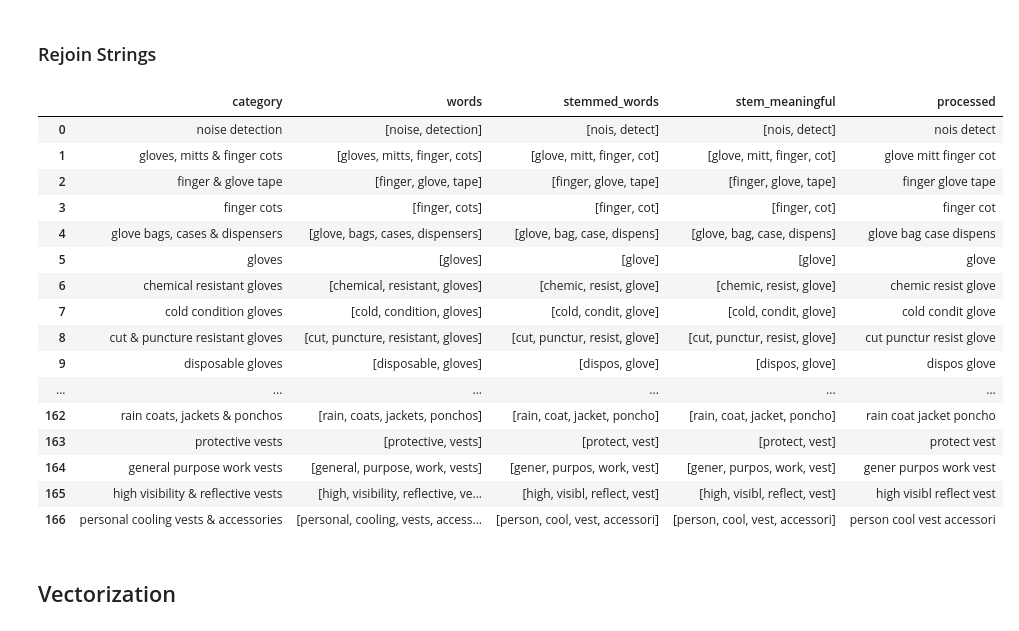
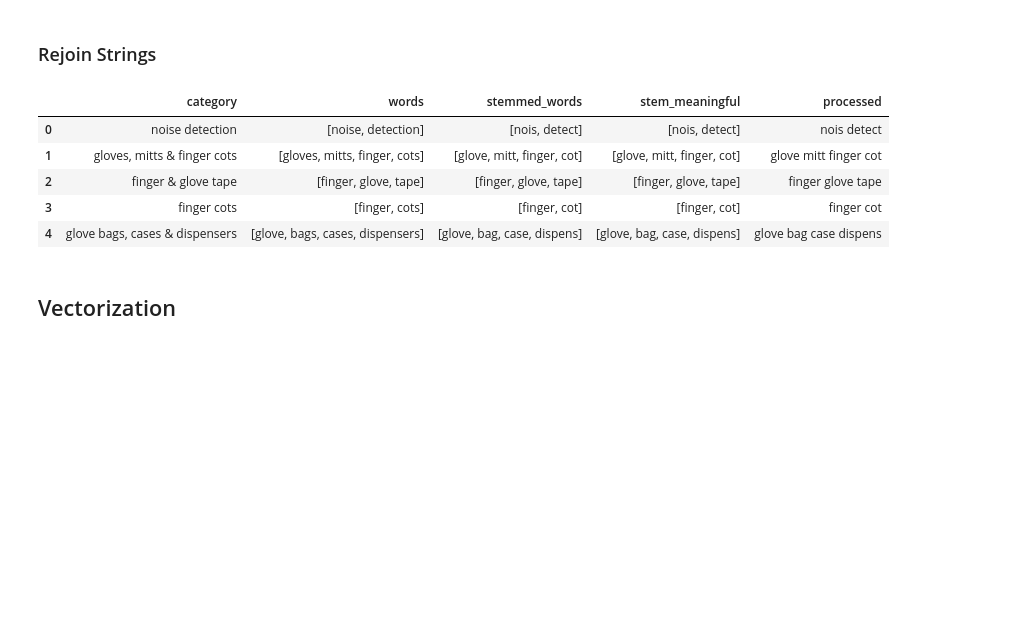
Before and after one commit to andreehoang/Andree-Hoang-Work-Samples, a Jupyter notebook: Andree Hoang - Work Samples [Simulated Real-World Issue, Data, and Solutions].ipynb, the cells around one changed output. Cells and saved outputs as stored; diff of their text form; code cells hidden in the pictures; blank space fills up the shorter version.

```diff
--- a/Andree Hoang - Work Samples [Simulated Real-World Issue, Data, and Solutions].ipynb
+++ b/Andree Hoang - Work Samples [Simulated Real-World Issue, Data, and Solutions].ipynb
@@ -285,29 +285,18 @@ ppe_cat_df['stem_meaningful'] = ppe_cat_df.apply(remove_stops, axis=1)
 # %%
 def rejoin_words(row):
     word_list = row['stem_meaningful']
     joined_words = (" ".join(word_list))
     return joined_words
 # add to dataframe
 ppe_cat_df['processed'] = ppe_cat_df.apply(rejoin_words, axis=1)
-ppe_cat_df
+ppe_cat_df.head()
 # %% [output]
 |  | category | words | stemmed_words | stem_meaningful | processed |
 | 0 | noise detection | [noise, detection] | [nois, detect] | [nois, detect] | nois detect |
 | 1 | gloves, mitts & finger cots | [gloves, mitts, finger, cots] | [glove, mitt, finger, cot] | [glove, mitt, finger, cot] | glove mitt finger cot |
 | 2 | finger & glove tape | [finger, glove, tape] | [finger, glove, tape] | [finger, glove, tape] | finger glove tape |
 | 3 | finger cots | [finger, cots] | [finger, cot] | [finger, cot] | finger cot |
 | 4 | glove bags, cases & dispensers | [glove, bags, cases, dispensers] | [glove, bag, case, dispens] | [glove, bag, case, dispens] | glove bag case dispens |
-| 5 | gloves | [gloves] | [glove] | [glove] | glove |
-| 6 | chemical resistant gloves | [chemical, resistant, gloves] | [chemic, resist, glove] | [chemic, resist, glove] | chemic resist glove |
-| 7 | cold condition gloves | [cold, condition, gloves] | [cold, condit, glove] | [cold, condit, glove] | cold condit glove |
-| 8 | cut & puncture resistant gloves | [cut, puncture, resistant, gloves] | [cut, punctur, resist, glove] | [cut, punctur, resist, glove] | cut punctur resist glove |
-| 9 | disposable gloves | [disposable, gloves] | [dispos, glove] | [dispos, glove] | dispos glove |
-| ... | ... | ... | ... | ... | ... |
-| 162 | rain coats, jackets & ponchos | [rain, coats, jackets, ponchos] | [rain, coat, jacket, poncho] | [rain, coat, jacket, poncho] | rain coat jacket poncho |
-| 163 | protective vests | [protective, vests] | [protect, vest] | [protect, vest] | protect vest |
-| 164 | general purpose work vests | [general, purpose, work, vests] | [gener, purpos, work, vest] | [gener, purpos, work, vest] | gener purpos work vest |
-| 165 | high visibility & reflective vests | [high, visibility, reflective, ve... | [high, visibl, reflect, vest] | [high, visibl, reflect, vest] | high visibl reflect vest |
-| 166 | personal cooling vests & accessories | [personal, cooling, vests, access... | [person, cool, vest, accessori] | [person, cool, vest, accessori] | person cool vest accessori |
 # %% [markdown]
 ## Vectorization
 # %%
```
Also changed, not shown: parts of 3 cells of this notebook.
